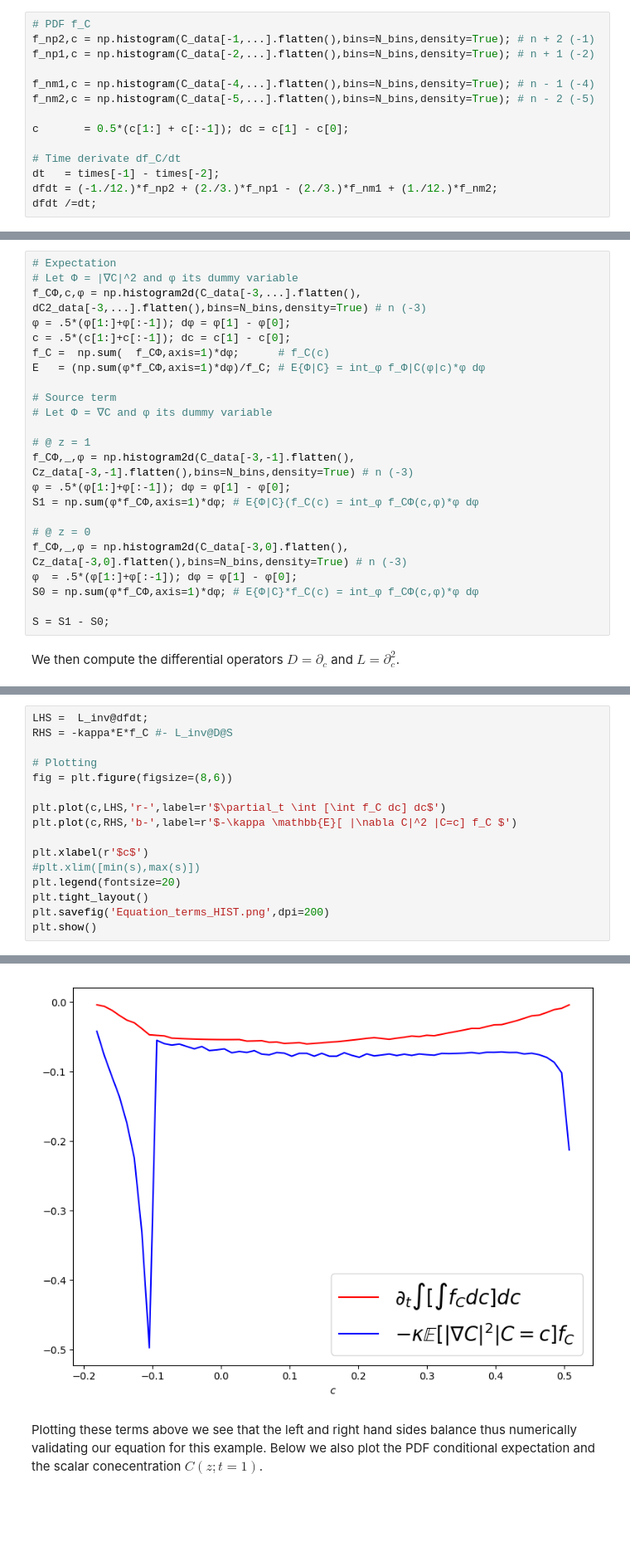
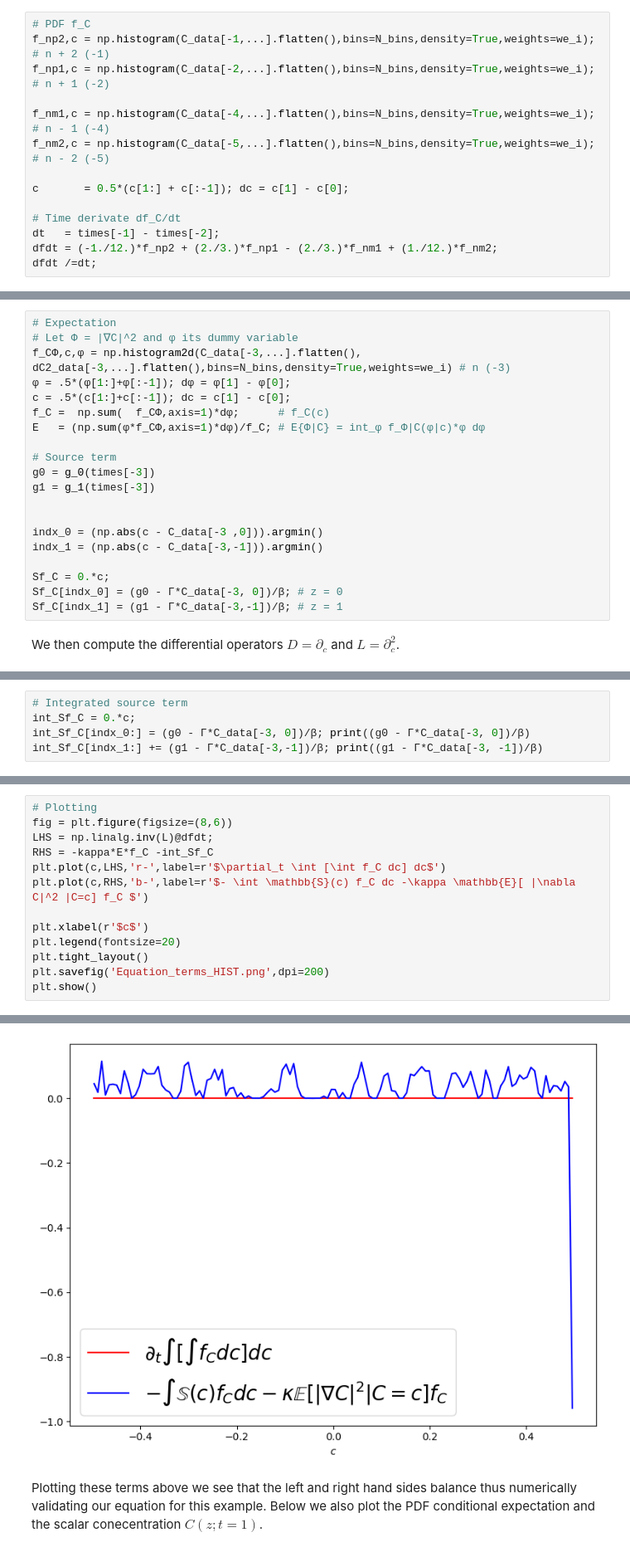
Before and after one commit to D-stratify/Theory, a Jupyter notebook: Diffusion_1D.ipynb, the cells around one changed output, grey strips where cells are left out. Shown at 83% size. Drawn from its saved outputs; the diff is of its cells as text; blank space fills up the shorter version.

```diff
--- a/Diffusion_1D.ipynb
+++ b/Diffusion_1D.ipynb
@@ -206,11 +217,11 @@ weights =
 We then use these data to estimate the terms in the Fokker-Planck like equation. To evaluate the left hand side we esimate the PDF $f_S$ (as a histogram) and then take its time derivative $\partial_t f_C$ using 4th order central differencing.
 # %%
 # PDF f_C
-f_np2,c = np.histogram(C_data[-1,...].flatten(),bins=N_bins,density=True); # n + 2 (-1)
-f_np1,c = np.histogram(C_data[-2,...].flatten(),bins=N_bins,density=True); # n + 1 (-2)
+f_np2,c = np.histogram(C_data[-1,...].flatten(),bins=N_bins,density=True,weights=we_i); # n + 2 (-1)
+f_np1,c = np.histogram(C_data[-2,...].flatten(),bins=N_bins,density=True,weights=we_i); # n + 1 (-2)
 
-f_nm1,c = np.histogram(C_data[-4,...].flatten(),bins=N_bins,density=True); # n - 1 (-4)
-f_nm2,c = np.histogram(C_data[-5,...].flatten(),bins=N_bins,density=True); # n - 2 (-5)
+f_nm1,c = np.histogram(C_data[-4,...].flatten(),bins=N_bins,density=True,weights=we_i); # n - 1 (-4)
+f_nm2,c = np.histogram(C_data[-5,...].flatten(),bins=N_bins,density=True,weights=we_i); # n - 2 (-5)
 
 c       = 0.5*(c[1:] + c[:-1]); dc = c[1] - c[0];
 
@@ -237,26 +257,23 @@ which given our boundary conditions simplifies to
 # %%
 # Expectation
 # Let Φ = |∇C|^2 and φ its dummy variable
-f_CΦ,c,φ = np.histogram2d(C_data[-3,...].flatten(), dC2_data[-3,...].flatten(),bins=N_bins,density=True) # n (-3)
+f_CΦ,c,φ = np.histogram2d(C_data[-3,...].flatten(), dC2_data[-3,...].flatten(),bins=N_bins,density=True,weights=we_i) # n (-3)
 φ = .5*(φ[1:]+φ[:-1]); dφ = φ[1] - φ[0];
 c = .5*(c[1:]+c[:-1]); dc = c[1] - c[0];
 f_C =  np.sum(  f_CΦ,axis=1)*dφ;      # f_C(c)
 E   = (np.sum(φ*f_CΦ,axis=1)*dφ)/f_C; # E{Φ|C} = int_φ f_Φ|C(φ|c)*φ dφ
 
 # Source term
-# Let Φ = ∇C and φ its dummy variable
+g0 = g_0(times[-3])
+g1 = g_1(times[-3])
 
-# @ z = 1
-f_CΦ,_,φ = np.histogram2d(C_data[-3,-1].flatten(), Cz_data[-3,-1].flatten(),bins=N_bins,density=True) # n (-3)
-φ = .5*(φ[1:]+φ[:-1]); dφ = φ[1] - φ[0];
-S1 = np.sum(φ*f_CΦ,axis=1)*dφ; # E{Φ|C}(f_C(c) = int_φ f_CΦ(c,φ)*φ dφ
 
-# @ z = 0
-f_CΦ,_,φ = np.histogram2d(C_data[-3,0].flatten(), Cz_data[-3,0].flatten(),bins=N_bins,density=True) # n (-3)
-φ  = .5*(φ[1:]+φ[:-1]); dφ = φ[1] - φ[0];
-S0 = np.sum(φ*f_CΦ,axis=1)*dφ; # E{Φ|C}*f_C(c) = int_φ f_CΦ(c,φ)*φ dφ
+indx_0 = (np.abs(c - C_data[-3 ,0])).argmin()
+indx_1 = (np.abs(c - C_data[-3,-1])).argmin()
 
-S = S1 - S0;
+Sf_C = 0.*c;
+Sf_C[indx_0] = (g0 - Γ*C_data[-3, 0])/β; # z = 0
+Sf_C[indx_1] = (g1 - Γ*C_data[-3,-1])/β; # z = 1
 # %% [markdown]
 We then compute the differential operators $D = \partial_c$ and $L = \partial_c^2$.
 # %%
@@ -283,0 +306,5 @@ To compare the left and right hand sides of the Fokker-Planck like equation we t
+# %%
+# Integrated source term
+int_Sf_C = 0.*c;
+int_Sf_C[indx_0:] = (g0 - Γ*C_data[-3, 0])/β; print((g0 - Γ*C_data[-3, 0])/β)
+int_Sf_C[indx_1:] += (g1 - Γ*C_data[-3,-1])/β; print((g1 - Γ*C_data[-3, -1])/β)
@@ -284,15 +314,12 @@ To compare the left and right hand sides of the Fokker-Planck like equation we t
 # %%
-LHS =  L_inv@dfdt;
-RHS = -kappa*E*f_C #- L_inv@D@S
-
 # Plotting
 fig = plt.figure(figsize=(8,6))
-
+LHS = np.linalg.inv(L)@dfdt;
+RHS = -kappa*E*f_C -int_Sf_C
 plt.plot(c,LHS,'r-',label=r'$\partial_t \int [\int f_C dc] dc$')
-plt.plot(c,RHS,'b-',label=r'$-\kappa \mathbb{E}[ |\nabla C|^2 |C=c] f_C $')
+plt.plot(c,RHS,'b-',label=r'$- \int \mathbb{S}(c) f_C dc -\kappa \mathbb{E}[ |\nabla C|^2 |C=c] f_C $')
 
 plt.xlabel(r'$c$')
-#plt.xlim([min(s),max(s)])
 plt.legend(fontsize=20)
 plt.tight_layout()
 plt.savefig('Equation_terms_HIST.png',dpi=200)
@@ -307,4 +336,4 @@ INFO:matplotlib.mathtext:Substituting symbol E from STIXNonUnicode
-[figure, old version]
+[figure, new version]
 # %% [markdown]
 Plotting these terms above we see that the left and right hand sides balance thus numerically validating our equation for this example. Below we also plot the PDF conditional expectation and the scalar conecentration $C(z;t=1)$.
 # %%
```
Also changed, not shown: parts of 12 cells of this notebook.
